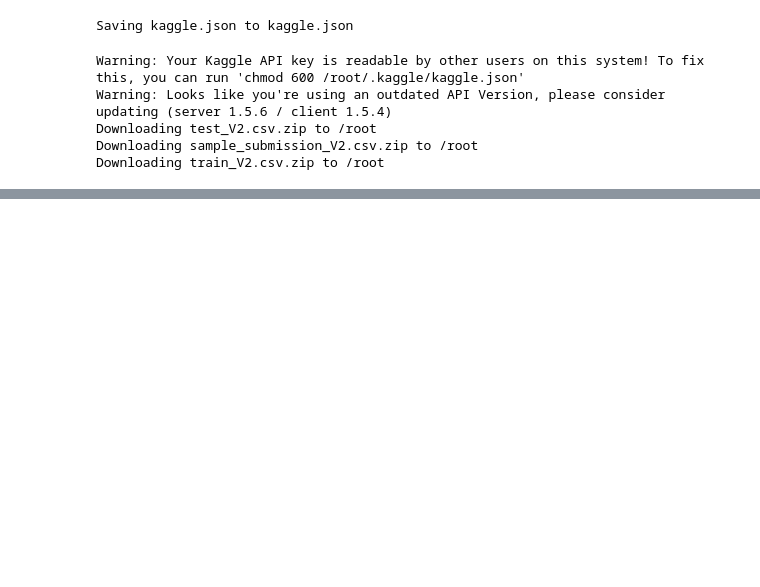
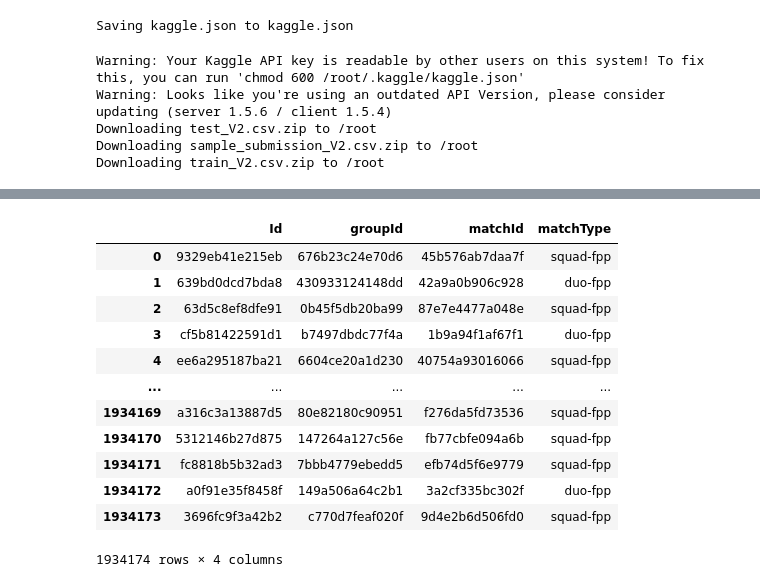
Before and after one commit to faisal3325/pubg_prediction, a Jupyter notebook: playground.ipynb, the cells around one changed output, grey strips where cells are left out. Cells and saved outputs as stored; diff of their text form; code cells hidden in the pictures; blank space fills up the shorter version.

```diff
--- a/playground.ipynb
+++ b/playground.ipynb
@@ -7,3 +8,16 @@ from google.colab import files
+# %%
+# Helper functions
+
+# to get all categorical variables
+def getCatVariables(df):
+  col = df.columns.to_series().groupby(df.dtypes).groups
+  categorical_variables = []
+  for k, v in col.items():
+    if k.name == 'object':
+      # categorical_variables.append(v)
+      categorical_variables = v
+
+  return categorical_variables
 # %%
 # Installing Kaggle
 !pip install -q kaggle
@@ -31,0 +73,19 @@ Downloading train_V2.csv.zip to /root
+# %%
+categorical_variables1 = getCatVariables(df_train)
+categorical_variables2 = getCatVariables(df_test)
+# %%
+df_test[categorical_variables2]
+# %% [output]
+|  | Id | groupId | matchId | matchType |
+| 0 | 9329eb41e215eb | 676b23c24e70d6 | 45b576ab7daa7f | squad-fpp |
+| 1 | 639bd0dcd7bda8 | 430933124148dd | 42a9a0b906c928 | duo-fpp |
+| 2 | 63d5c8ef8dfe91 | 0b45f5db20ba99 | 87e7e4477a048e | squad-fpp |
+| 3 | cf5b81422591d1 | b7497dbdc77f4a | 1b9a94f1af67f1 | duo-fpp |
+| 4 | ee6a295187ba21 | 6604ce20a1d230 | 40754a93016066 | squad-fpp |
+| ... | ... | ... | ... | ... |
+| 1934169 | a316c3a13887d5 | 80e82180c90951 | f276da5fd73536 | squad-fpp |
+| 1934170 | 5312146b27d875 | 147264a127c56e | fb77cbfe094a6b | squad-fpp |
+| 1934171 | fc8818b5b32ad3 | 7bbb4779ebedd5 | efb74d5f6e9779 | squad-fpp |
+| 1934172 | a0f91e35f8458f | 149a506a64c2b1 | 3a2cf335bc302f | duo-fpp |
+| 1934173 | 3696fc9f3a42b2 | c770d7feaf020f | 9d4e2b6d506fd0 | squad-fpp |
+1934174 rows × 4 columns
```
Also changed, not shown: parts of 9 cells of this notebook.
